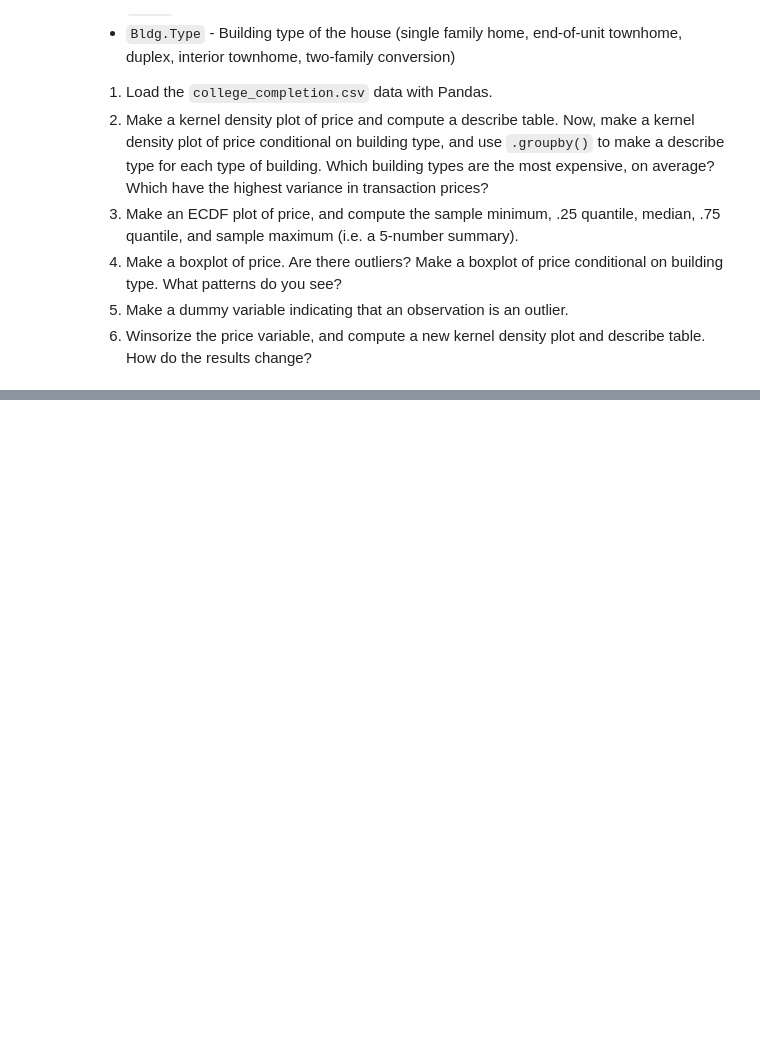
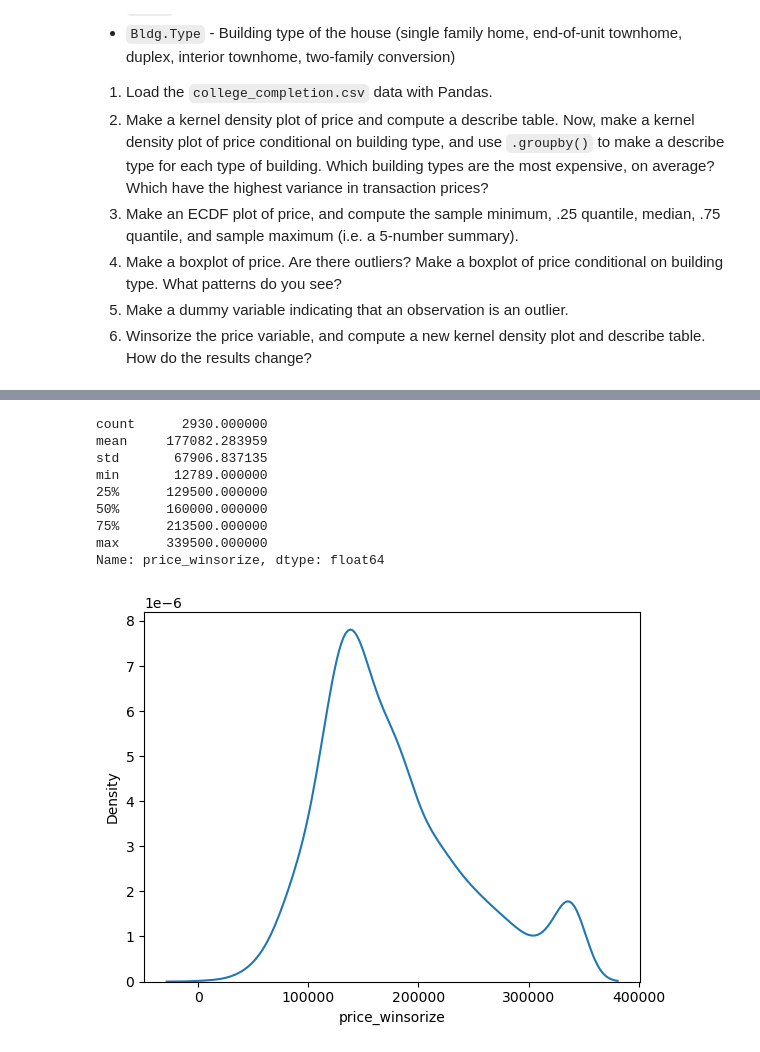
Before and after one commit to imthatpiggy/undergrad_ml_assignments, a Jupyter notebook: 01_assignment_wrangling_and_eda.ipynb, the cells around one changed output, grey strips where cells are left out. Saved outputs shown, nothing was run; the diff lists cells and outputs as text; code cells hidden in the pictures; blank space fills up the shorter version.

```diff
--- a/01_assignment_wrangling_and_eda.ipynb
+++ b/01_assignment_wrangling_and_eda.ipynb
@@ -568,0 +640,5 @@ We'll use the `ames_prices.csv` dataset. The "relevant" variables for this quest
+# %%
+#7.5
+
+ames[outliers] = ((ames['price'] < lower_whisker) | (ames['price'] > upper_whisker))
+ames[outliers]
@@ -568,0 +658,20 @@ We'll use the `ames_prices.csv` dataset. The "relevant" variables for this quest
+# %%
+#7.6
+
+ames['price_winsorize'] = ( (ames['price'] < lower_whisker) * lower_whisker
++ (ames['price'] > upper_whisker) * upper_whisker
++ (ames['price'] >= lower_whisker) * (ames['price'] <= upper_whisker) * ames['price'])
+
+sns.kdeplot(ames['price_winsorize'])
+ames['price_winsorize'].describe()
+# %% [output]
+count      2930.000000
+mean     177082.283959
+std       67906.837135
+min       12789.000000
+25%      129500.000000
+50%      160000.000000
+75%      213500.000000
+max      339500.000000
+Name: price_winsorize, dtype: float64
+[figure, added]
```
Also changed, not shown: parts of 6 cells of this notebook.
